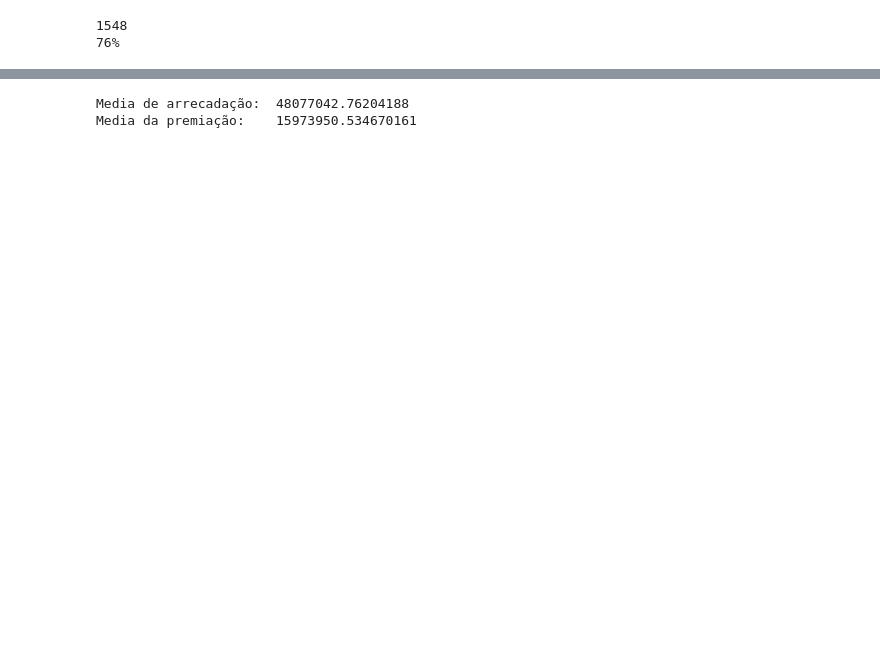
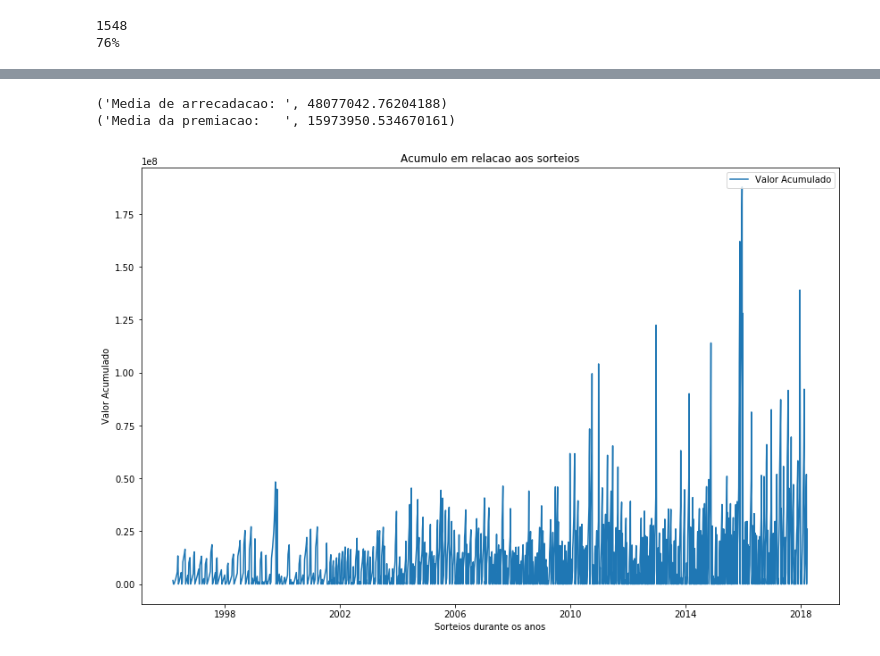
Before and after one commit to maxwillf/Mega-sena, a Jupyter notebook: Max_willliam_trabalho_prob.ipynb, the cells around one changed output, grey strips where cells are left out. Saved outputs shown, nothing was run; the diff lists cells and outputs as text; code cells hidden in the pictures; blank space fills up the shorter version.

```diff
--- a/Max_willliam_trabalho_prob.ipynb
+++ b/Max_willliam_trabalho_prob.ipynb
@@ -153,11 +153,30 @@ data_arrec['premio_maximo_total'] = data_arrec['Ganhadores_Sena'] * data_arrec['
 data_arrec['premio_maximo_total'] += data_arrec['Ganhadores_Quadra'] * data_arrec['Rateio_Quadra']
 data_arrec['premio_maximo_total'] += data_arrec['Ganhadores_Quina'] * data_arrec['Rateio_Quina']
 
-print("Media de arrecadação: ",data_arrec.Arrecadacao_Total.mean())
-print("Media da premiação:   ", data_arrec.premio_maximo_total.mean())
+print("Media de arrecadacao: ",data_arrec.Arrecadacao_Total.mean())
+print("Media da premiacao:   ", data_arrec.premio_maximo_total.mean())
 
 # Podemos observar que a média da arrecadação é mais do que o triplo da média das premiações.
 # Podemos afirmar conforme estas evidências que é inegavelmente uma bela forma de arrecadar dinheiro
+# Entretanto, algo nos salta aos olhos: a média das premiações aumentou, por quê?
 # %% [output]
-Media de arrecadação:  48077042.76204188
-Media da premiação:    15973950.534670161
+('Media de arrecadacao: ', 48077042.76204188)
+('Media da premiacao:   ', 15973950.534670161)
+# %%
+# O gráfico abaixo nos permite inferir duas possíveis conclusões a partir do fato de que o valor acumulado
+# aumentou com os anos, mas vemos também diversos picos no grafico, uma sugestao inicial pode ser que sejam estes
+# os periodos onde a sena havia acumulado muito( fazendo com que muitos quisessem arriscar).
+# Voltando a nossa duvida inicial, podemos inferir duas coisas:
+# 1) O preço da mega-sena aumentou com os anos, algo que aconteceu sem dúvida, devido a inflacão.
+# 2) A quantidade de pessoas que se arriscam na mega-sena aumentou, será que a promessa de um futuro milionario
+#    realmente tomou as redeas dos sonhos da populacão brasileira?
+
+fig = plt.figure(figsize=(14,9))
+plt.plot(data['Data Sorteio'], data['Valor_Acumulado'],label='Valor Acumulado')
+plt.ylabel('Valor Acumulado')
+plt.xlabel('Sorteios durante os anos')
+plt.legend(loc='upper right')
+plt.title('Acumulo em relacao aos sorteios')
+plt.show()
+# %% [output]
+[figure, added]
```
Also changed, not shown: parts of 5 cells of this notebook.
